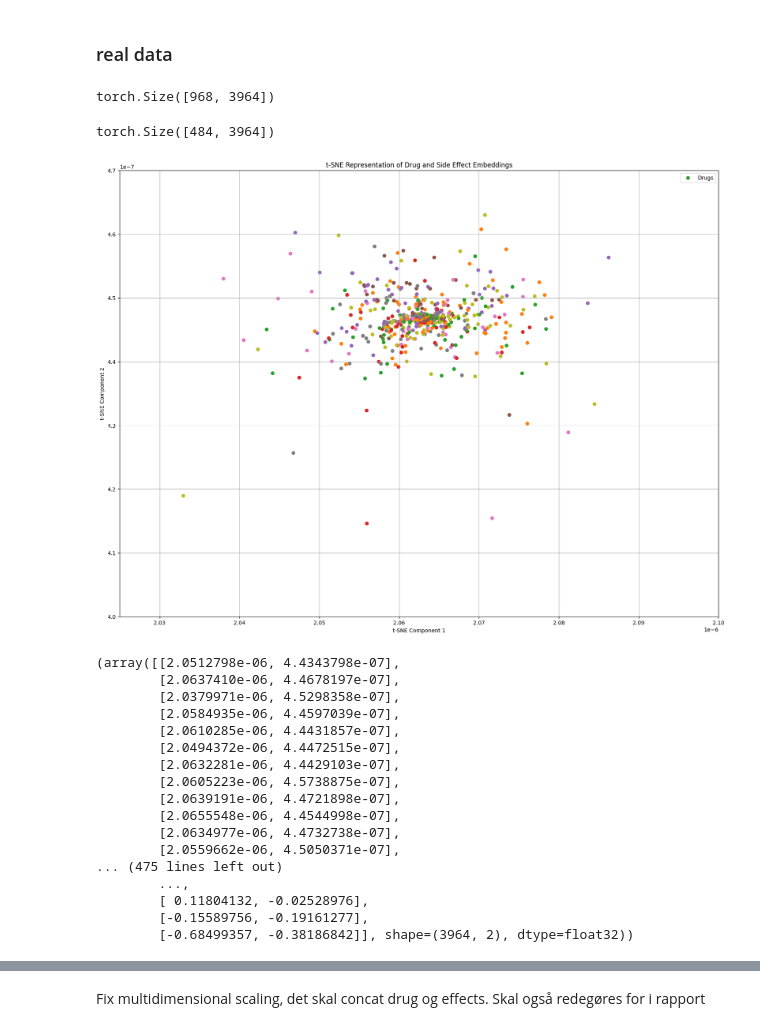
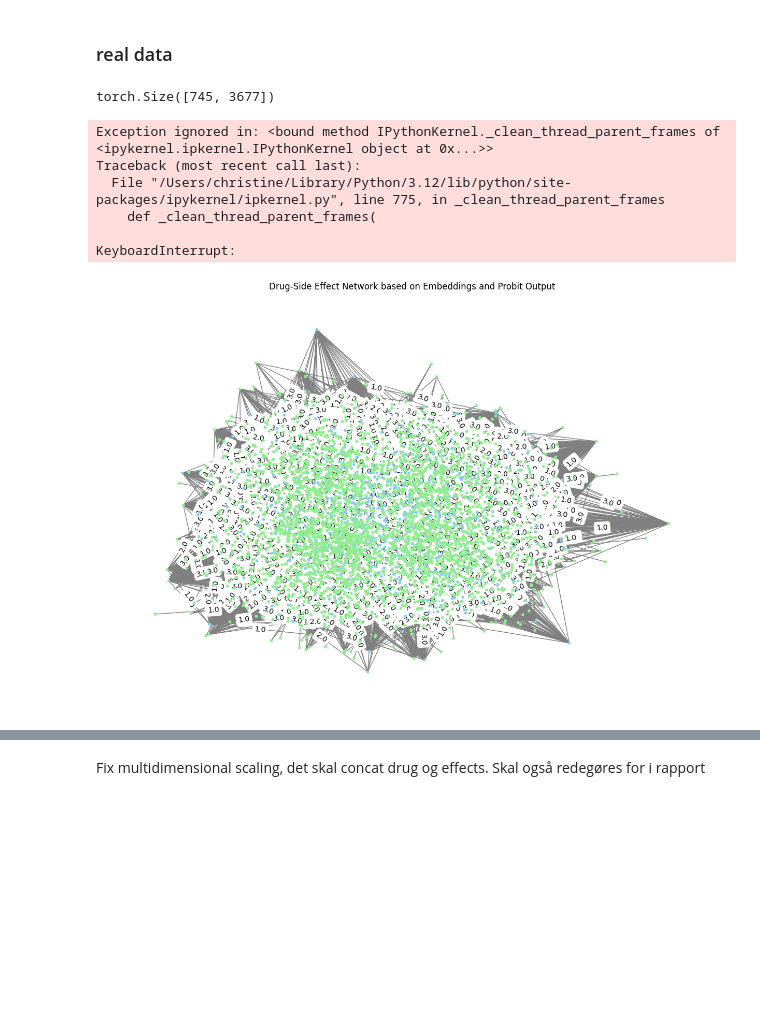
Before and after one commit to christineschutt/LatentDistanceModel, a Jupyter notebook: latent_distance/plotting.ipynb, the cells around one changed output, grey strips where cells are left out. Drawn from its saved outputs; the diff is of its cells as text; code cells hidden in the pictures; blank space fills up the shorter version.

```diff
--- a/latent_distance/plotting.ipynb
+++ b/latent_distance/plotting.ipynb
@@ -388,21 +468,15 @@ def load_data(path_to_csv, device):
     return Aij
 
 device = torch.device("cuda" if torch.cuda.is_available() else "cpu")
-csv_path = "/Users/christine/Bachelor/src/data/adj_matrix.csv"
+csv_path = "/Users/christine/LatentDistanceModel/data/filtered_adj_matrix.csv"
 Aij_real = load_data(csv_path, device)
 print(Aij_real.shape)
 # %% [output]
-torch.Size([968, 3964])
+torch.Size([745, 3677])
-# %%
-half_rows = Aij_real.shape[0] // 2
-Aij_half = Aij_real[:half_rows, :]
-Aij_half = Aij_half.to(device)
-Aij_half.shape
-# %% [output]
-torch.Size([484, 3964])
 # %%
-embedding_dim = 100
-model = LDM(Aij_half, embedding_dim, device, n_epochs, lr, seed)
+embedding_dim = 500
+n_epohs = 100
+model = LDM(Aij_real, embedding_dim, device, n_epochs, lr, seed)
 probit_output = model.probit()  # Compute the probit probability matrix
 loss_out = model.train()
 # %%
@@ -413,24 +487,13 @@ plots1 = create_plots(links, Aij_half, drug_emb, effect_emb, dim_reduction="tsne
-# %%
-plots1.tsne_plot2()
-# %% [output]
-[figure, removed]
-(array([[2.0512798e-06, 4.4343798e-07],
-        [2.0637410e-06, 4.4678197e-07],
-        [2.0379971e-06, 4.5298358e-07],
-        [2.0584935e-06, 4.4597039e-07],
-        [2.0610285e-06, 4.4431857e-07],
-        [2.0494372e-06, 4.4472515e-07],
-        [2.0632281e-06, 4.4429103e-07],
-        [2.0605223e-06, 4.5738875e-07],
-        [2.0639191e-06, 4.4721898e-07],
-        [2.0655548e-06, 4.4544998e-07],
-        [2.0634977e-06, 4.4732738e-07],
-        [2.0559662e-06, 4.5050371e-07],
-... (475 lines left out)
-        ...,
-        [ 0.11804132, -0.02528976],
-        [-0.15589756, -0.19161277],
-        [-0.68499357, -0.38186842]], shape=(3964, 2), dtype=float32))
+# %%
+plots2.links_space()
+# %% [output]
+Exception ignored in: <bound method IPythonKernel._clean_thread_parent_frames of <ipykernel.ipkernel.IPythonKernel object at 0x...>>
+Traceback (most recent call last):
+  File "/Users/christine/Library/Python/3.12/lib/python/site-packages/ipykernel/ipkernel.py", line 775, in _clean_thread_parent_frames
+    def _clean_thread_parent_frames(
+
+KeyboardInterrupt:
+[figure, added]
 # %%
 plots1.links_space_clustered()
 # %% [output]
```
Also changed, not shown: parts of 13 cells of this notebook, 1 other file.
